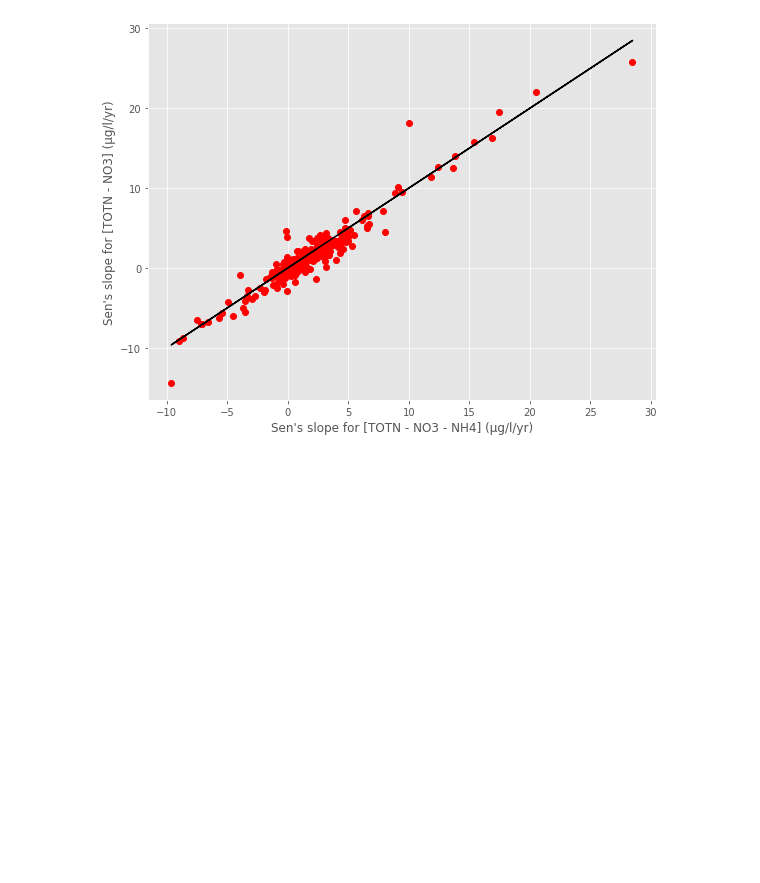
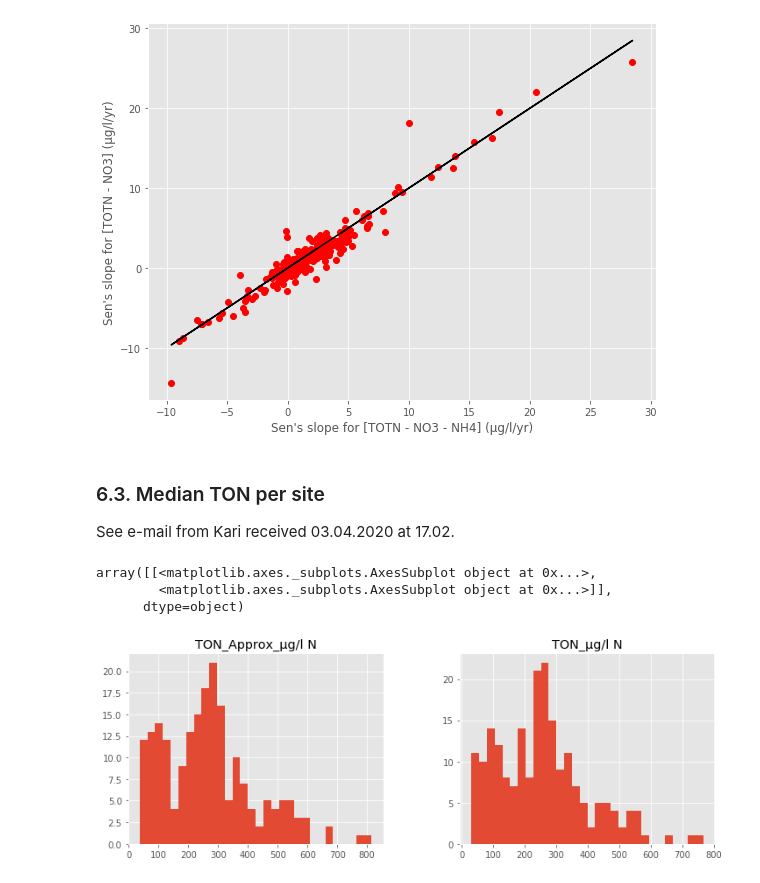
Before and after one commit to JamesSample/icpw2, a Jupyter notebook: thematic_report_2020/thematic_report_2020_nitrogen_part2.ipynb, the cells around one changed output. Drawn from its saved outputs; the diff is of its cells as text; code cells hidden in the pictures; blank space fills up the shorter version.

```diff
--- a/thematic_report_2020/thematic_report_2020_nitrogen_part2.ipynb
+++ b/thematic_report_2020/thematic_report_2020_nitrogen_part2.ipynb
@@ -475,3 +475,35 @@ plt.ylabel("Sen's slope for [TOTN - NO3] (µg/l/yr)")
 plt.tight_layout()
 # %% [output]
 [figure]
+# %% [markdown]
+### 6.3. Median TON per site
+
+See e-mail from Kari received 03.04.2020 at 17.02.
+# %%
+# Get data
+cols = ["station_id", "year", "TOTN_µg/l N", "NO3-N_µg/l N", "NH4-N_µg/l N"]
+ton_df = wc_df.query("station_id in @stn_ids")[cols].copy()
+
+# Calc TON two ways
+ton_df["TON_µg/l N"] = (
+    ton_df["TOTN_µg/l N"] - ton_df["NO3-N_µg/l N"] - ton_df["NH4-N_µg/l N"]
+)
+ton_df["TON_Approx_µg/l N"] = ton_df["TOTN_µg/l N"] - ton_df["NO3-N_µg/l N"]
+
+# Just TON
+ton_df = ton_df[["station_id", "year", "TON_µg/l N", "TON_Approx_µg/l N"]]
+
+# Set negative values to 0
+for col in ["TON_µg/l N", "TON_Approx_µg/l N"]:
+    ton_df[col].loc[ton_df[col] < 0] = 0
+
+del ton_df['year']
+
+med_df = ton_df.groupby('station_id').median()
+
+med_df.hist(bins=30, figsize=(12,4))
+# %% [output]
+array([[<matplotlib.axes._subplots.AxesSubplot object at 0x...>,
+        <matplotlib.axes._subplots.AxesSubplot object at 0x...>]],
+      dtype=object)
+[figure, added]
```
Also changed, not shown: parts of 3 cells of this notebook.
